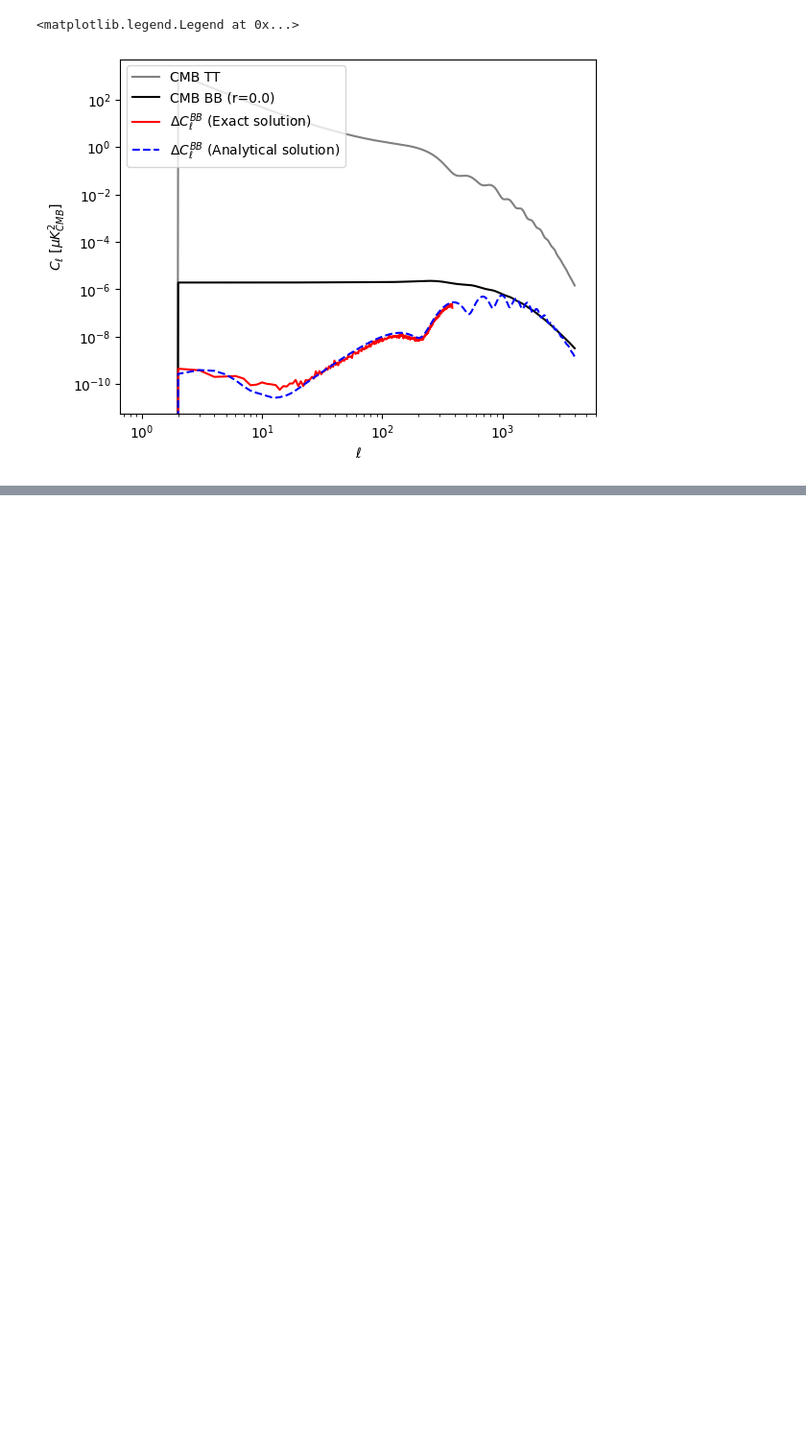
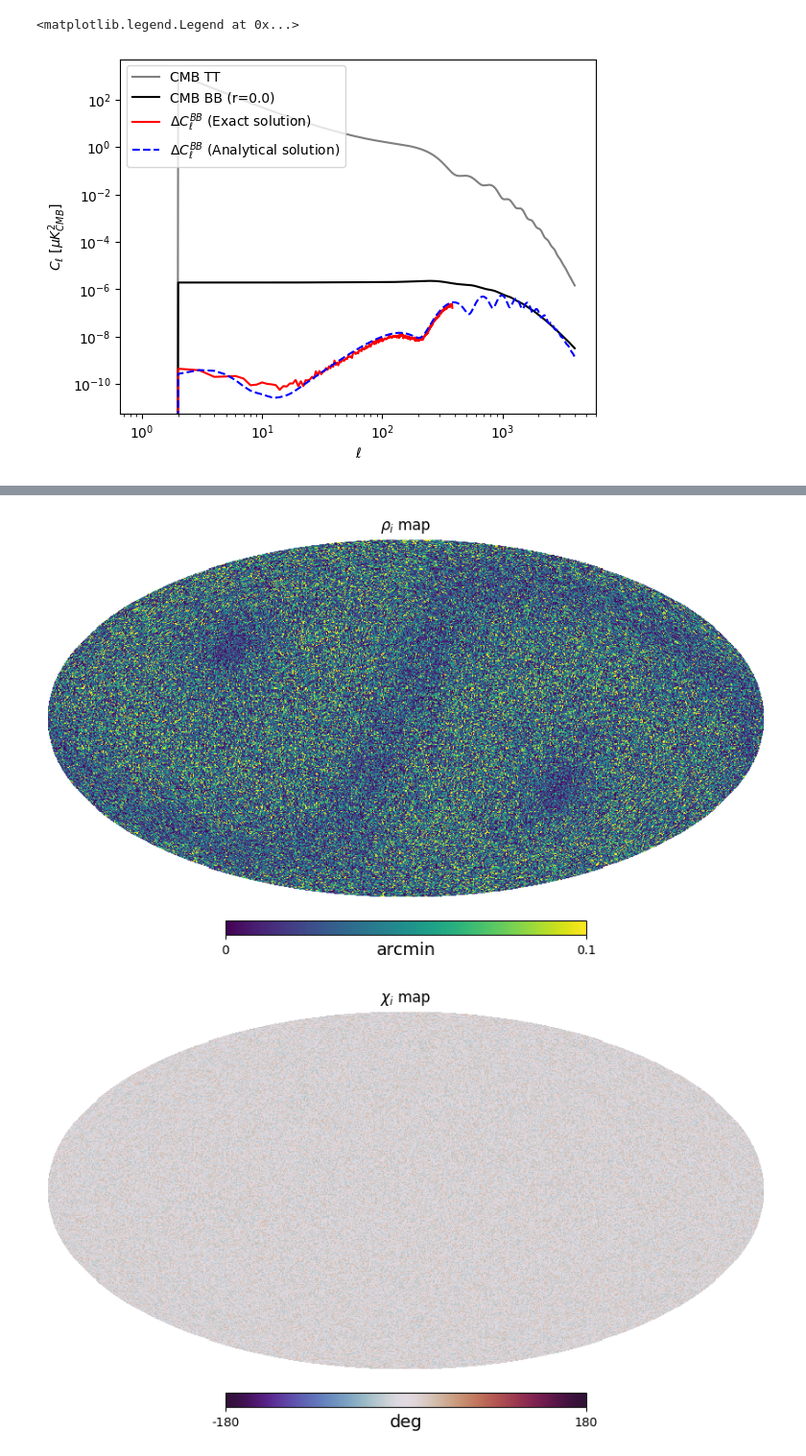
Before and after one commit to yusuke-takase/SBM, a Jupyter notebook: notebooks/diff_pointing_boresight.ipynb, the cells around one changed output, grey strips where cells are left out. Shown at 96% size. Drawn from its saved outputs; the diff is of its cells as text; code cells hidden in the pictures; blank space fills up the shorter version.

```diff
--- a/notebooks/diff_pointing_boresight.ipynb
+++ b/notebooks/diff_pointing_boresight.ipynb
@@ -245,0 +301,6 @@ plt.legend();
+# %%
+hp.mollview(np.rad2deg(rho_T)*60, unit="arcmin", title=r"$\rho_i$ map", min=0, max=0.1)
+hp.mollview(np.rad2deg(chi_T), cmap="twilight_shifted", min=-180, max=180, unit="deg", title=r"$\chi_i$ map")
+# %% [output]
+[figure, added]
+[figure, added]
```
Also changed, not shown: parts of 10 cells of this notebook, 1 other file.
